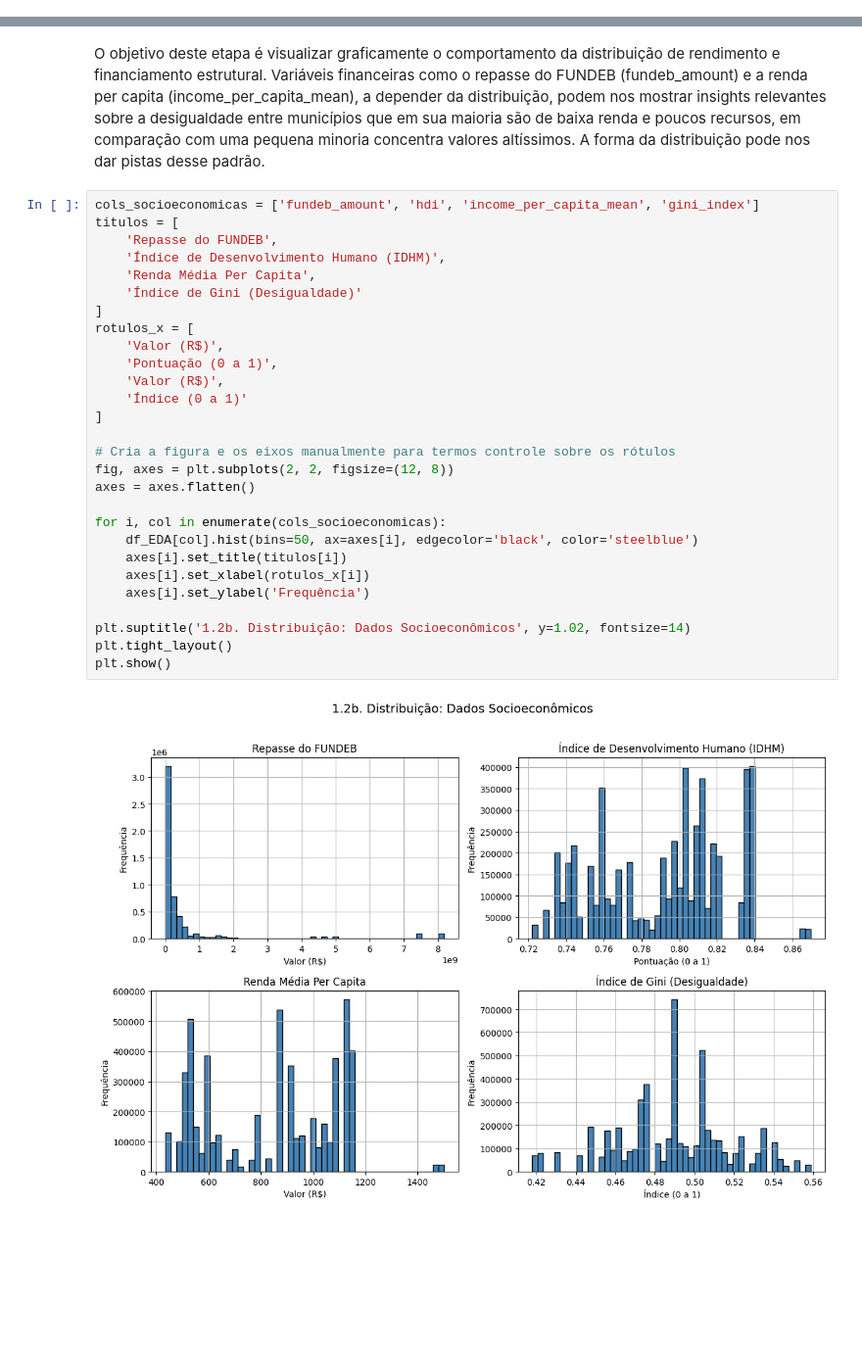
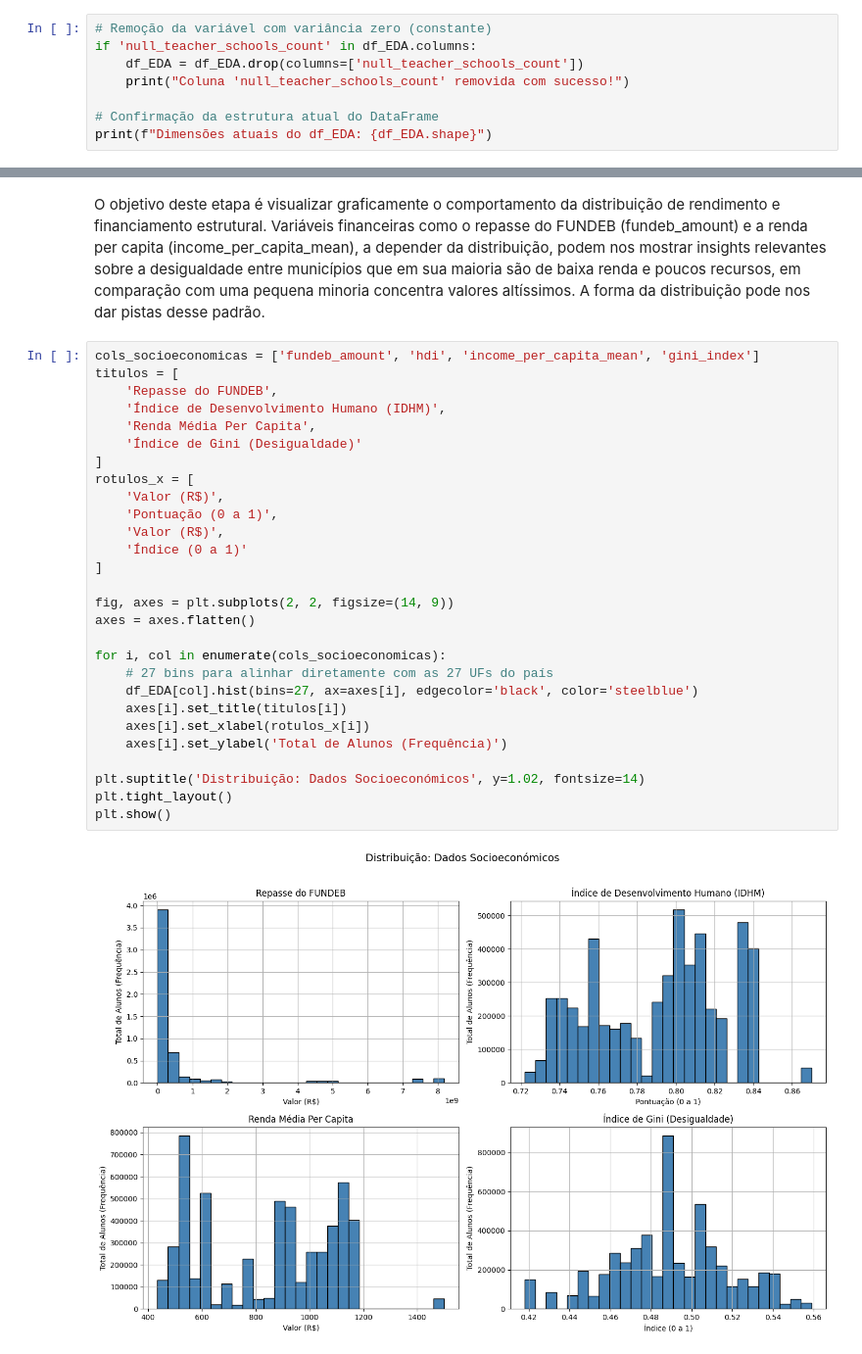
Before and after one commit to 1IAST-G29/tech-challenge-fase3, a Jupyter notebook: src/data/notebooks/eda.ipynb, the cells around one changed output, grey strips where cells are left out. Shown at 98% size. Saved outputs shown, nothing was run; the diff lists cells and outputs as text; blank space fills up the shorter version.

```diff
--- a/src/data/notebooks/eda.ipynb
+++ b/src/data/notebooks/eda.ipynb
@@ -116,0 +120,8 @@ Em relação aos dados raciais, notamos a baixa quantidade média de indígenas
+# %%
+# Remoção da variável com variância zero (constante)
+if 'null_teacher_schools_count' in df_EDA.columns:
+    df_EDA = df_EDA.drop(columns=['null_teacher_schools_count'])
+    print("Coluna 'null_teacher_schools_count' removida com sucesso!")
+
+# Confirmação da estrutura atual do DataFrame
+print(f"Dimensões atuais do df_EDA: {df_EDA.shape}")
@@ -121,30 +135,30 @@ O objetivo deste etapa é visualizar graficamente o comportamento da distribuiç
 # %%
 cols_socioeconomicas = ['fundeb_amount', 'hdi', 'income_per_capita_mean', 'gini_index']
 titulos = [
     'Repasse do FUNDEB',
     'Índice de Desenvolvimento Humano (IDHM)',
     'Renda Média Per Capita',
     'Índice de Gini (Desigualdade)'
 ]
 rotulos_x = [
     'Valor (R$)',
     'Pontuação (0 a 1)',
     'Valor (R$)',
     'Índice (0 a 1)'
 ]
 
-# Cria a figura e os eixos manualmente para termos controle sobre os rótulos
-fig, axes = plt.subplots(2, 2, figsize=(12, 8))
+fig, axes = plt.subplots(2, 2, figsize=(14, 9))
 axes = axes.flatten()
 
 for i, col in enumerate(cols_socioeconomicas):
-    df_EDA[col].hist(bins=50, ax=axes[i], edgecolor='black', color='steelblue')
+    # 27 bins para alinhar diretamente com as 27 UFs do país
+    df_EDA[col].hist(bins=27, ax=axes[i], edgecolor='black', color='steelblue')
     axes[i].set_title(titulos[i])
     axes[i].set_xlabel(rotulos_x[i])
-    axes[i].set_ylabel('Frequência')
+    axes[i].set_ylabel('Total de Alunos (Frequência)')
 
-plt.suptitle('1.2b. Distribuição: Dados Socioeconômicos', y=1.02, fontsize=14)
+plt.suptitle('Distribuição: Dados Socioeconómicos', y=1.02, fontsize=14)
 plt.tight_layout()
 plt.show()
 # %% [output]
-[figure, old version]
+[figure, new version]
```
Also changed, not shown: parts of 35 cells of this notebook, 1 other file.
